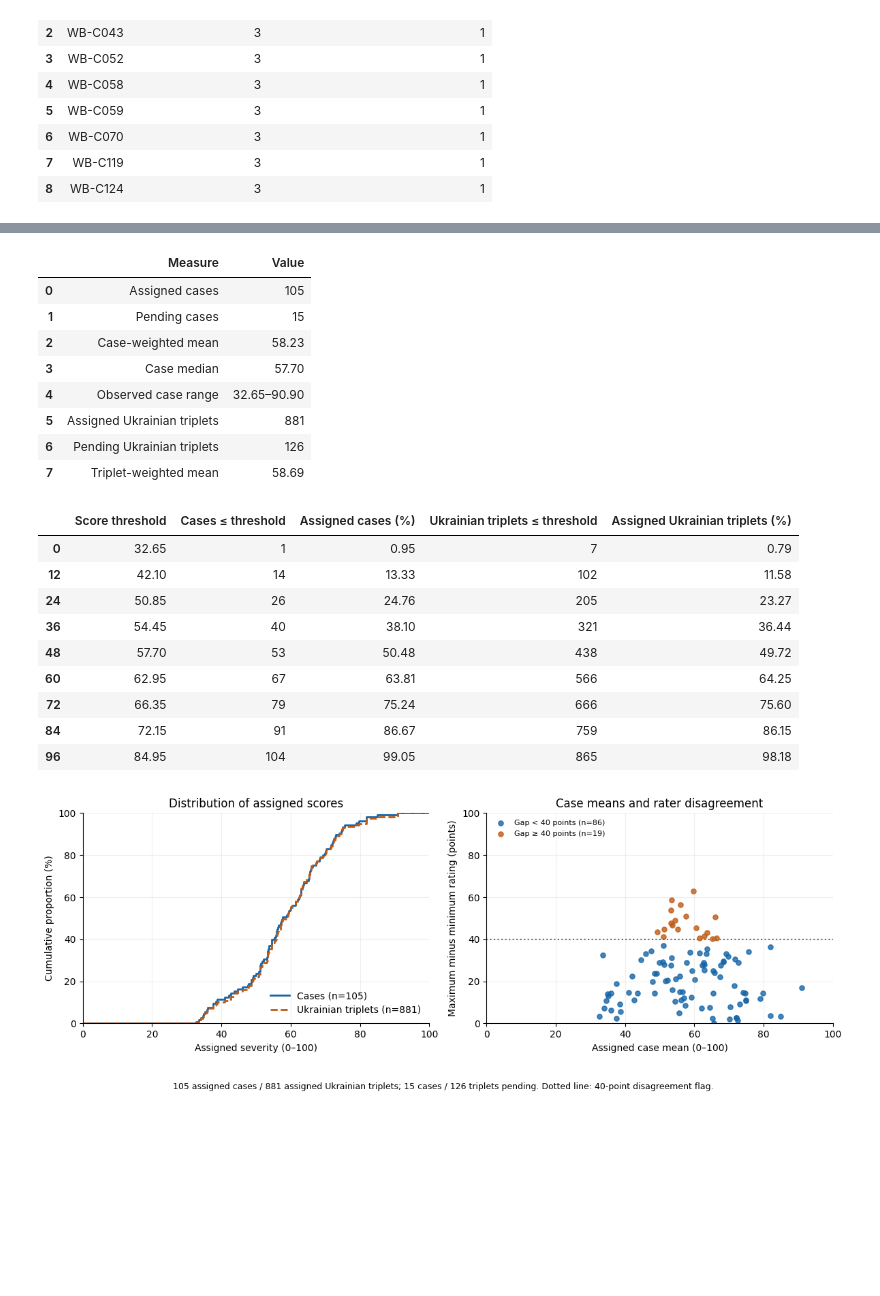
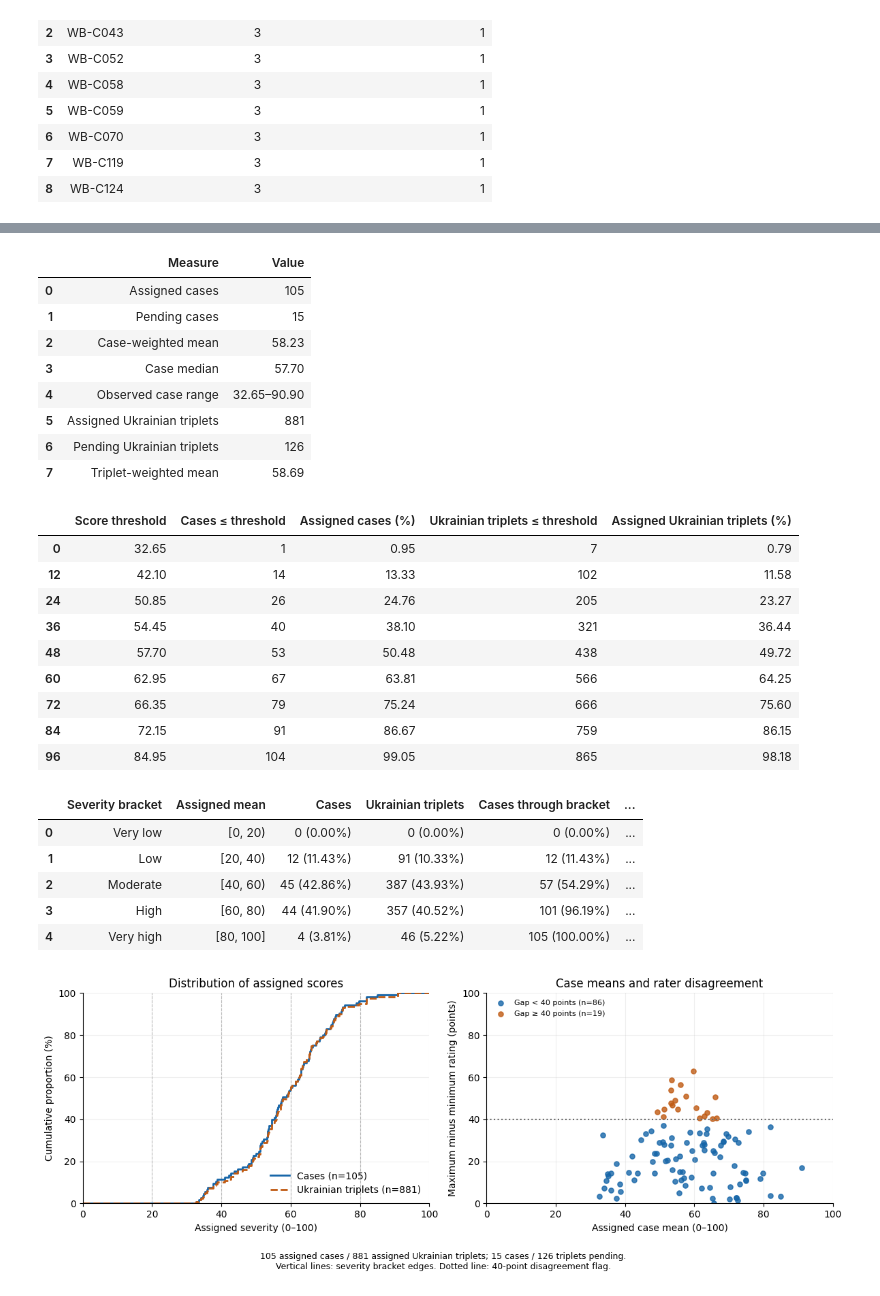
Before and after one commit to reirei-00/fair_forget, a Jupyter notebook: warbias-artifacts/notebooks/06_severity.ipynb, the cells around one changed output, grey strips where cells are left out. Drawn from its saved outputs; the diff is of its cells as text; code cells hidden in the pictures; blank space fills up the shorter version.

Commit message:
Add five severity brackets

```diff
--- a/warbias-artifacts/notebooks/06_severity.ipynb
+++ b/warbias-artifacts/notebooks/06_severity.ipynb
@@ -147,4 +150,22 @@ rating cannot establish agreement.
 # %%
+brackets = protocol["severity_brackets"]
+
+
+def interval_label(bracket):
+    upper_marker = "]" if bracket["upper_inclusive"] else ")"
+    return f"[{bracket['lower']:g}, {bracket['upper']:g}{upper_marker}"
+
+
+display(
+    DataFrame(
+        [
+            {"Assigned mean (0–100)": interval_label(bracket), "Severity bracket": bracket["label"]}
+            for bracket in brackets
+        ]
+    )
+)
+assert bracket_for_score(40, brackets)["code"] == "moderate"
+assert bracket_for_score(None, brackets) is None
 display(
     {
         key: protocol[key]
@@ -430,6 +479,46 @@ display(
     )
 )
 
+case_bracket_counts = Counter(row["severity_bracket"] for row in taxonomy_with_severity)
+unique_triplets = {row["id"]: row for row in triplet_severity["uk"]}
+triplet_bracket_counts = Counter(row["severity_bracket"] for row in unique_triplets.values())
+bracket_summary = []
+cumulative_cases = cumulative_triplets = 0
+for bracket in brackets:
+    cases = case_bracket_counts[bracket["code"]]
+    triplets = triplet_bracket_counts[bracket["code"]]
+    cumulative_cases += cases
+    cumulative_triplets += triplets
+    bracket_summary.append(
+        {
+            **bracket,
+            "case_count": cases,
+            "triplet_count": triplets,
+            "case_fraction": cases / summary["assigned_cases"],
+            "triplet_fraction": triplets / summary["assigned_triplets"],
+            "cumulative_cases": cumulative_cases,
+            "cumulative_triplets": cumulative_triplets,
+            "cumulative_case_fraction": cumulative_cases / summary["assigned_cases"],
+            "cumulative_triplet_fraction": cumulative_triplets / summary["assigned_triplets"],
+        }
+    )
+bracket_table = DataFrame(bracket_summary)
+display(
+    DataFrame(
+        [
+            {
+                "Severity bracket": row["label"],
+                "Assigned mean": interval_label(row),
+                "Cases": f"{row['case_count']} ({100 * row['case_fraction']:.2f}%)",
+                "Ukrainian triplets": f"{row['triplet_count']} ({100 * row['triplet_fraction']:.2f}%)",
+                "Cases through bracket": f"{row['cumulative_cases']} ({100 * row['cumulative_case_fraction']:.2f}%)",
+                "Ukrainian triplets through bracket": f"{row['cumulative_triplets']} ({100 * row['cumulative_triplet_fraction']:.2f}%)",
+            }
+            for row in bracket_summary
+        ]
+    )
+)
+
 figure_png = work / "severity-distribution.png"
 figure_svg = work / "severity-distribution.svg"
 figure, axes = plt.subplots(1, 2, figsize=(12, 4.5))
@@ -460,6 +549,8 @@ axes[0].set(
     ylabel="Cumulative proportion (%)",
     title="Distribution of assigned scores",
 )
+for bracket in brackets[1:]:
+    axes[0].axvline(bracket["lower"], color="#BBBBBB", linestyle="--", linewidth=0.8, zorder=0)
 axes[0].legend(loc="lower right", frameon=False)
 
 for status, color, label in (
@@ -492,36 +583,42 @@ figure.text(
     0.5,
     0.015,
     f"{summary['assigned_cases']} assigned cases / {summary['assigned_triplets']} assigned Ukrainian triplets; "
-    f"{summary['pending_cases']} cases / {summary['pending_triplets']} triplets pending. "
-    f"Dotted line: {gap_threshold:g}-point disagreement flag.",
+    f"{summary['pending_cases']} cases / {summary['pending_triplets']} triplets pending.\n"
+    f"Vertical lines: severity bracket edges. Dotted line: {gap_threshold:g}-point disagreement flag.",
     ha="center",
     fontsize=9,
 )
 figure.savefig(figure_png, dpi=180, bbox_inches="tight")
 figure.savefig(figure_svg, bbox_inches="tight", metadata={"Date": None, "Creator": "WarBias"})
 display(figure)
 plt.close(figure)
 # %% [output]
 |  | Measure | Value |
 | 0 | Assigned cases | 105 |
 | 1 | Pending cases | 15 |
 | 2 | Case-weighted mean | 58.23 |
 | 3 | Case median | 57.70 |
 | 4 | Observed case range | 32.65–90.90 |
 | 5 | Assigned Ukrainian triplets | 881 |
 | 6 | Pending Ukrainian triplets | 126 |
 | 7 | Triplet-weighted mean | 58.69 |
 |  | Score threshold | Cases ≤ threshold | Assigned cases (%) | Ukrainian triplets ≤ threshold | Assigned Ukrainian triplets (%) |
 | 0 | 32.65 | 1 | 0.95 | 7 | 0.79 |
 | 12 | 42.10 | 14 | 13.33 | 102 | 11.58 |
 | 24 | 50.85 | 26 | 24.76 | 205 | 23.27 |
 | 36 | 54.45 | 40 | 38.10 | 321 | 36.44 |
 | 48 | 57.70 | 53 | 50.48 | 438 | 49.72 |
 | 60 | 62.95 | 67 | 63.81 | 566 | 64.25 |
 | 72 | 66.35 | 79 | 75.24 | 666 | 75.60 |
 | 84 | 72.15 | 91 | 86.67 | 759 | 86.15 |
 | 96 | 84.95 | 104 | 99.05 | 865 | 98.18 |
+|  | Severity bracket | Assigned mean | Cases | Ukrainian triplets | Cases through bracket | ... |
+| 0 | Very low | [0, 20) | 0 (0.00%) | 0 (0.00%) | 0 (0.00%) | ... |
+| 1 | Low | [20, 40) | 12 (11.43%) | 91 (10.33%) | 12 (11.43%) | ... |
+| 2 | Moderate | [40, 60) | 45 (42.86%) | 387 (43.93%) | 57 (54.29%) | ... |
+| 3 | High | [60, 80) | 44 (41.90%) | 357 (40.52%) | 101 (96.19%) | ... |
+| 4 | Very high | [80, 100] | 4 (3.81%) | 46 (5.22%) | 105 (100.00%) | ... |
-[figure, old version]
+[figure, new version]
 # %% [markdown]
 ## Save the taxonomy and triplet sidecars
 
```
Also changed, not shown: parts of 13 cells of this notebook, 9 other files.
